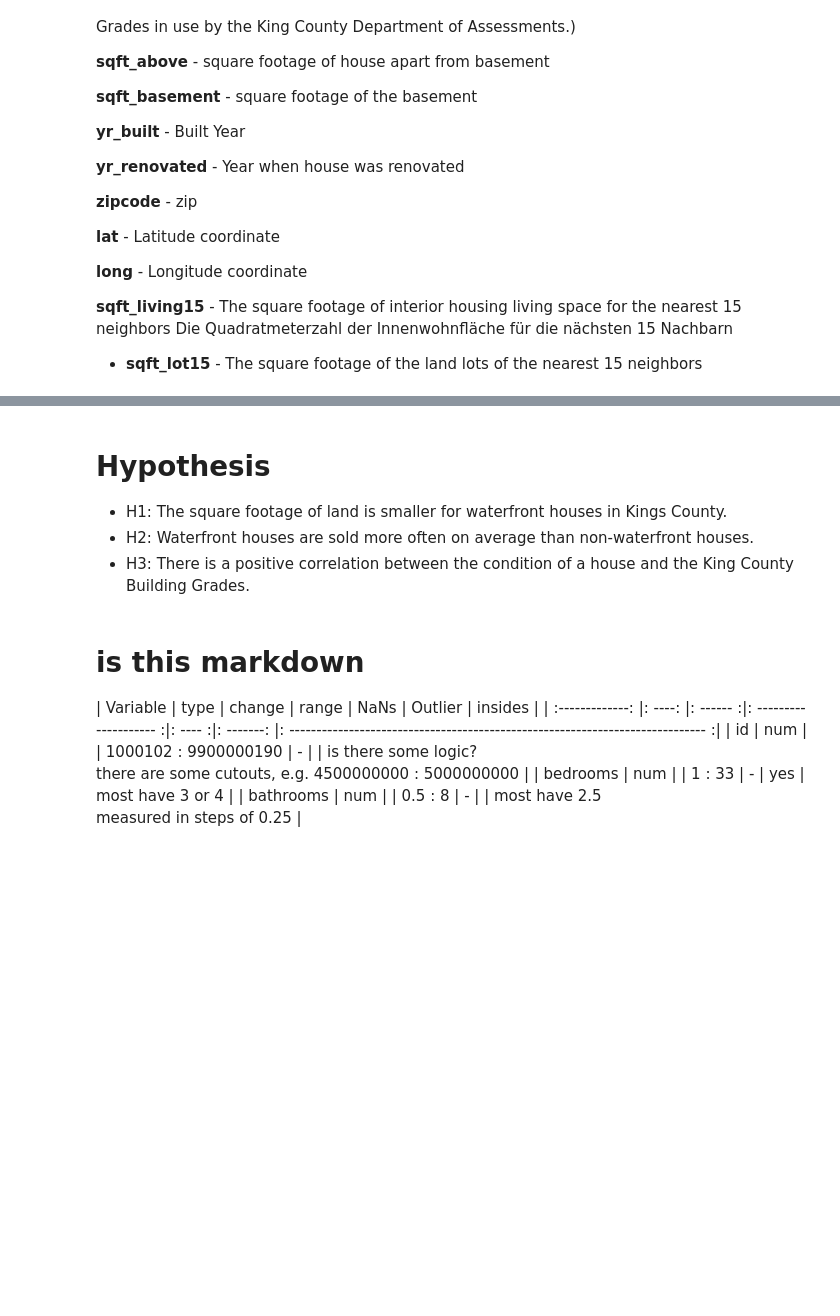
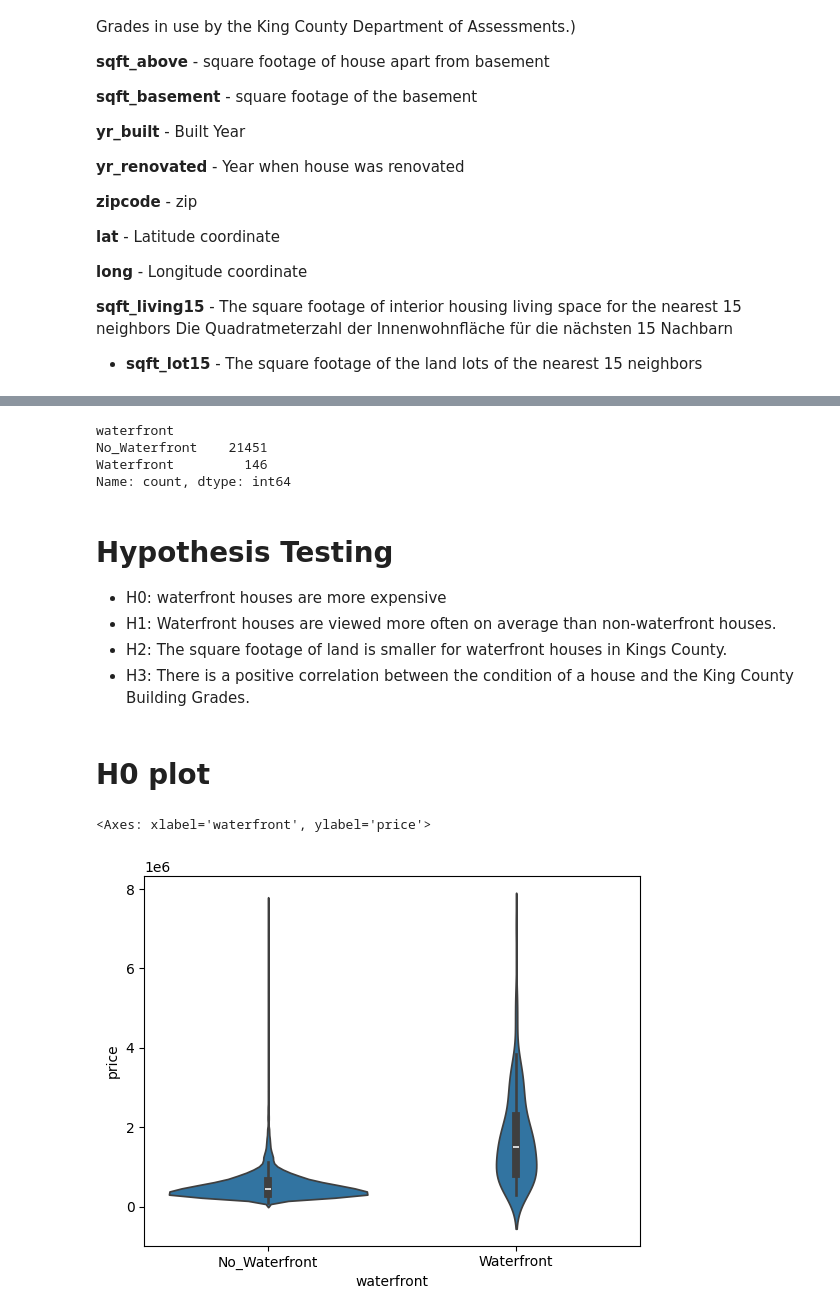
Before and after one commit to pianobacki/Housing_Sales_KingsCounty, a Jupyter notebook: data_overview.ipynb, the cells around one changed output, grey strips where cells are left out. Cells and saved outputs as stored; diff of their text form; code cells hidden in the pictures; blank space fills up the shorter version.

Commit message:
analysis of hypothesis

```diff
--- a/data_overview.ipynb
+++ b/data_overview.ipynb
@@ -61,14 +188,29 @@ Die Quadratmeterzahl der Innenwohnfläche für die nächsten 15 Nachbarn
+# %%
+df['yr_renovated'] = pd.to_datetime(df['yr_renovated'], format='%Y', errors='coerce')
+# %%
+df[['bedrooms', 'sqft_living', 'sqft_lot', 'view', 'grade', 'sqft_above', 'sqft_basement']] = df[['bedrooms', 'sqft_living', 'sqft_lot', 'view', 'grade', 'sqft_above', 'sqft_basement']].astype('int64')
+# %%
+df['waterfront'] = df['waterfront'].map({0.0: 'No_Waterfront', 1.0: 'Waterfront'})
+# %%
+df[['zipcode', 'condition']] = df[['zipcode', 'condition']].astype('object')
+# %%
+df.value_counts('waterfront')
+# %% [output]
+waterfront
+No_Waterfront    21451
+Waterfront         146
+Name: count, dtype: int64
 # %% [markdown]
-# Hypothesis
+# Hypothesis Testing
 
-- H1: The square footage of land is smaller for waterfront houses in Kings County.
-- H2: Waterfront houses are sold more often on average than non-waterfront houses.
+- H0: waterfront houses are more expensive
+- H1: Waterfront houses are viewed more often on average than non-waterfront houses.
+- H2: The square footage of land is smaller for waterfront houses in Kings County.
 - H3: There is a positive correlation between the condition of a house and the King County Building Grades.
-# %% [markdown]
-# is this markdown
-
-| Variable      | type | change | range                | NaNs | Outlier | insides                                                                       |
-| :-------------: |: ----: |: ------ :|: -------------------- :|: ---- :|: -------: |: ----------------------------------------------------------------------------- :|
-| id            | num  |        | 1000102 : 9900000190 | -    |         | is there some logic? <br>there are some cutouts, e.g. 4500000000 : 5000000000 |
-| bedrooms      | num  |        | 1 : 33               | -    | yes     | most have 3 or 4                                                              |
-| bathrooms     | num  |        | 0.5 : 8              | -    |         | most have 2.5<br>measured in steps of 0.25                                    |
+# %% [markdown]
+# H0 plot
+# %%
+sns.violinplot(x=df['waterfront'], y=df['price'])
+# %% [output]
+<Axes: xlabel='waterfront', ylabel='price'>
+[figure, added]
```
Also changed, not shown: parts of 26 cells of this notebook, 2 other files.
